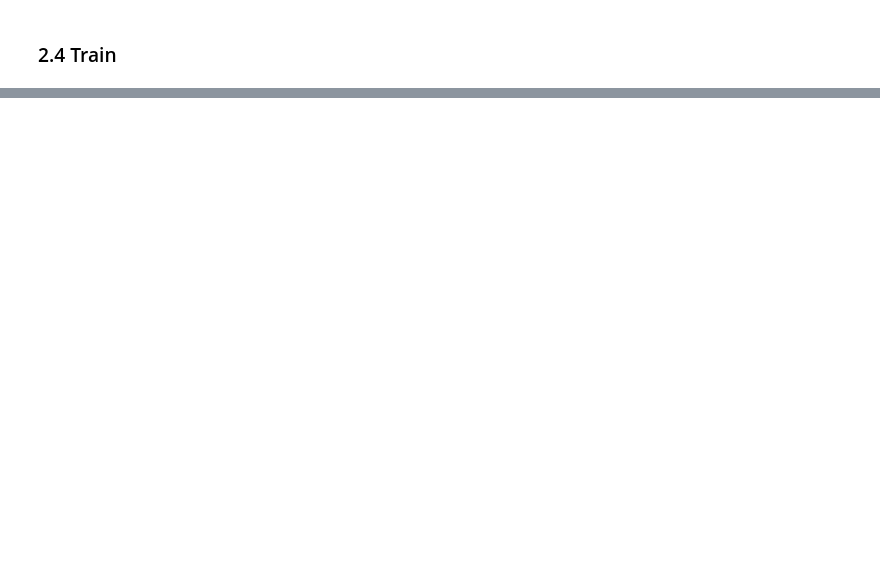
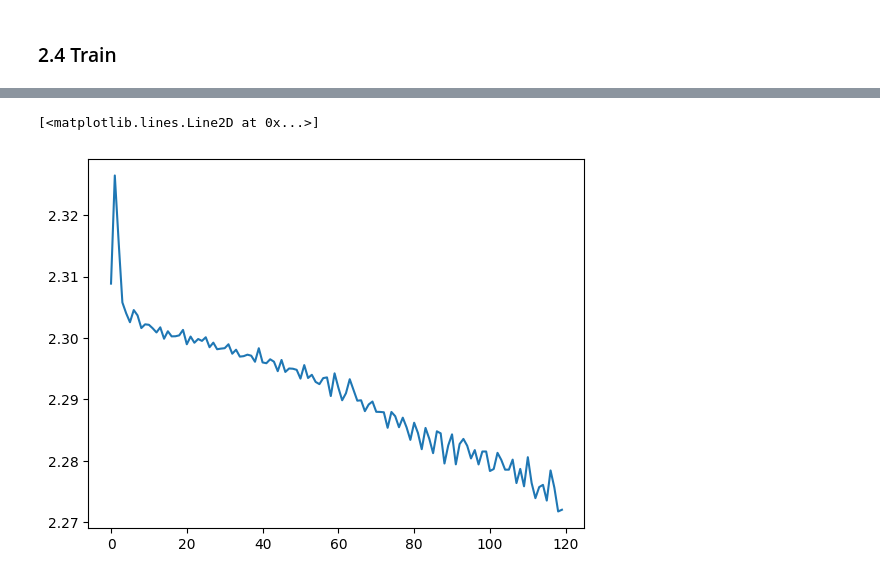
Before and after one commit to jdasam/mas1004, a Jupyter notebook: live_coding/4_MNIST_classification.ipynb, the cells around one changed output, grey strips where cells are left out. Saved outputs shown, nothing was run; the diff lists cells and outputs as text; code cells hidden in the pictures; blank space fills up the shorter version.

```diff
--- a/live_coding/4_MNIST_classification.ipynb
+++ b/live_coding/4_MNIST_classification.ipynb
@@ -384,15 +435,21 @@ def make_one_hot_vector(target, num_class=10):
 ### 2.2 Define Training Loop
 # %%
 def train_one_step(model, optimizer, loss_function, input, target):
-  pred = model(input) # forward pass. compute the prediction
+  pred, logit = model(input) # forward pass. compute the prediction
   loss = loss_function(pred, target) # compute the loss
-  loss.backward() # compute the gradient
-  optimizer.step() # update the parameters
-  optimizer.zero_grad() # clear the gradient
+  loss.backward() # backpropagate theloss. compute the gradient
+  optimizer.step() # update the parameters based on each gradient
+  optimizer.zero_grad() # clear the gradient for every parameters
   return loss.item() # return the loss value
 # %% [markdown]
 ### 2.3 Make Batch
-# %%
-def get_batch():
-
-  return
+# %%
+def get_batch(input_tensor, label_tensor, batch_size, start_idx):
+  # slice input tensor from start_idx:start_idx + batch_size
+
+  return input_tensor[start_idx:start_idx+batch_size], label_tensor[start_idx:start_idx+batch_size]
+
+batch_size = 64
+start_idx = 10
+batch_input, batch_label = get_batch(data_tensor, label_tensor, batch_size, start_idx)
+(batch_input[0] == data_tensor[10]).all()
@@ -399,16 +458,26 @@ def get_batch():
 # %% [markdown]
 ### 2.4 Train
 # %%
+import time
 model = Classifier()
 optimizer = torch.optim.Adam(model.parameters(), lr=0.01)
 loss_function = get_negative_log_likelihood
 
 losses = []
-num_epochs = 5
-batch_size = 128
-num_batch_per_epoch = 1 # TODO
+num_epochs = 20
+batch_size = 10000
+num_batch_per_epoch = len(data_tensor) // batch_size # TODO
+# num_batch_per_epoch
+
 for epoch in range(num_epochs):
+  # rand_idx = torch.randperm(len(data_tensor))
+  # data_tensor = data_tensor[rand_idx]
+  # label_tensor = label_tensor[rand_idx]
+  start_time = time.time()
   for batch_idx in range(num_batch_per_epoch):
-    input_batch, target_batch = get_batch(data_tensor, label_tensor, batch_idx)
+    batch_start_idx = batch_idx * batch_size
+    input_batch, target_batch = get_batch(data_tensor, label_tensor, batch_size, batch_start_idx)
     loss = train_one_step(model, optimizer, loss_function, input_batch, target_batch)
     losses.append(loss)
+  end_time = time.time()
+  print(end_time - start_time)
@@ -414,0 +505,5 @@ for epoch in range(num_epochs):
+# %%
+plt.plot(losses)
+# %% [output]
+[<matplotlib.lines.Line2D at 0x...>]
+[figure, added]
```
Also changed, not shown: parts of 21 cells of this notebook.
